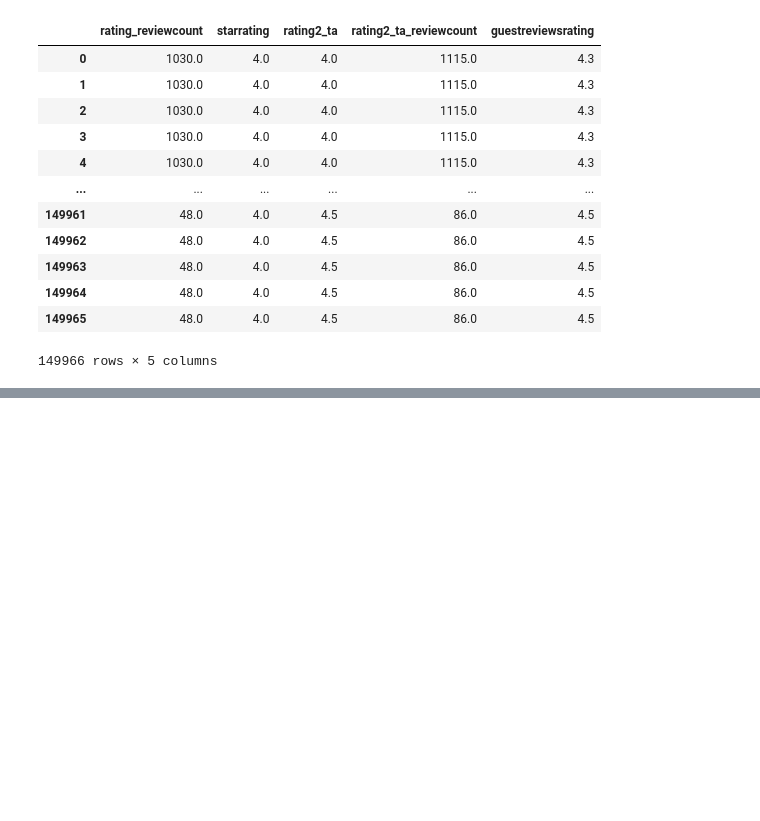
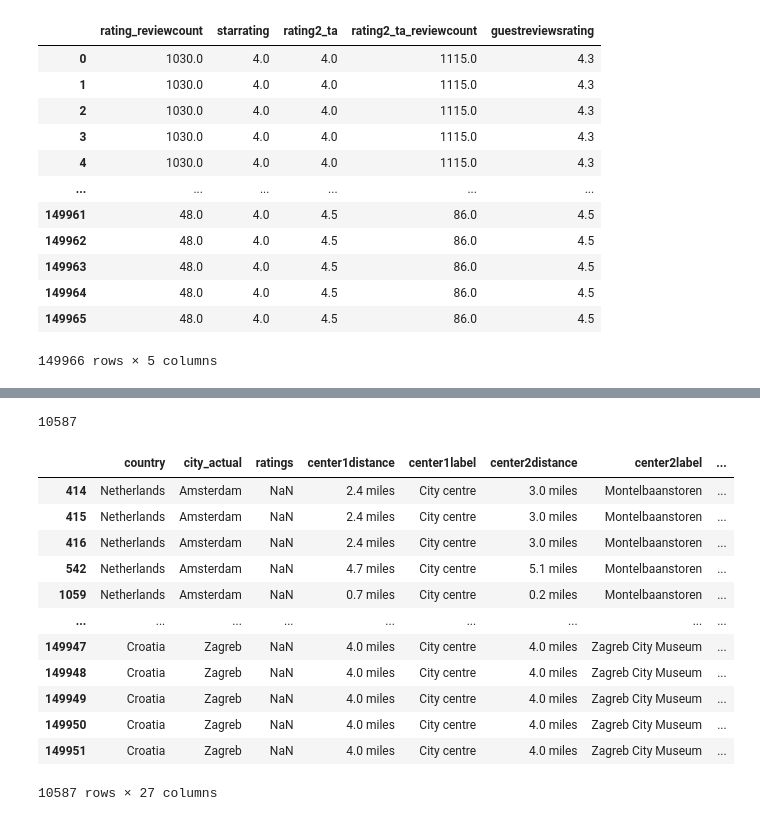
Before and after one commit to artyomashigov/coding_1, a Jupyter notebook: 3_pandas_2.ipynb, the cells around one changed output, grey strips where cells are left out. Drawn from its saved outputs; the diff is of its cells as text; code cells hidden in the pictures; blank space fills up the shorter version.

```diff
--- a/3_pandas_2.ipynb
+++ b/3_pandas_2.ipynb
@@ -449,0 +557,21 @@ TypeError: 'NoneType' object is not subscriptable
+# %%
+df['ratings'].isnull().sum()
+# %% [output]
+10587
+# %%
+# checck out data for which ratings are missings
+df[df['ratings'].isna()]
+# %% [output]
+|  | country | city_actual | ratings | center1distance | center1label | center2distance | center2label | ... |
+| 414 | Netherlands | Amsterdam | NaN | 2.4 miles | City centre | 3.0 miles | Montelbaanstoren | ... |
+| 415 | Netherlands | Amsterdam | NaN | 2.4 miles | City centre | 3.0 miles | Montelbaanstoren | ... |
+| 416 | Netherlands | Amsterdam | NaN | 2.4 miles | City centre | 3.0 miles | Montelbaanstoren | ... |
+| 542 | Netherlands | Amsterdam | NaN | 4.7 miles | City centre | 5.1 miles | Montelbaanstoren | ... |
+| 1059 | Netherlands | Amsterdam | NaN | 0.7 miles | City centre | 0.2 miles | Montelbaanstoren | ... |
+| ... | ... | ... | ... | ... | ... | ... | ... | ... |
+| 149947 | Croatia | Zagreb | NaN | 4.0 miles | City centre | 4.0 miles | Zagreb City Museum | ... |
+| 149948 | Croatia | Zagreb | NaN | 4.0 miles | City centre | 4.0 miles | Zagreb City Museum | ... |
+| 149949 | Croatia | Zagreb | NaN | 4.0 miles | City centre | 4.0 miles | Zagreb City Museum | ... |
+| 149950 | Croatia | Zagreb | NaN | 4.0 miles | City centre | 4.0 miles | Zagreb City Museum | ... |
+| 149951 | Croatia | Zagreb | NaN | 4.0 miles | City centre | 4.0 miles | Zagreb City Museum | ... |
+10587 rows × 27 columns
```
Also changed, not shown: parts of 44 cells of this notebook, 1 other file.
